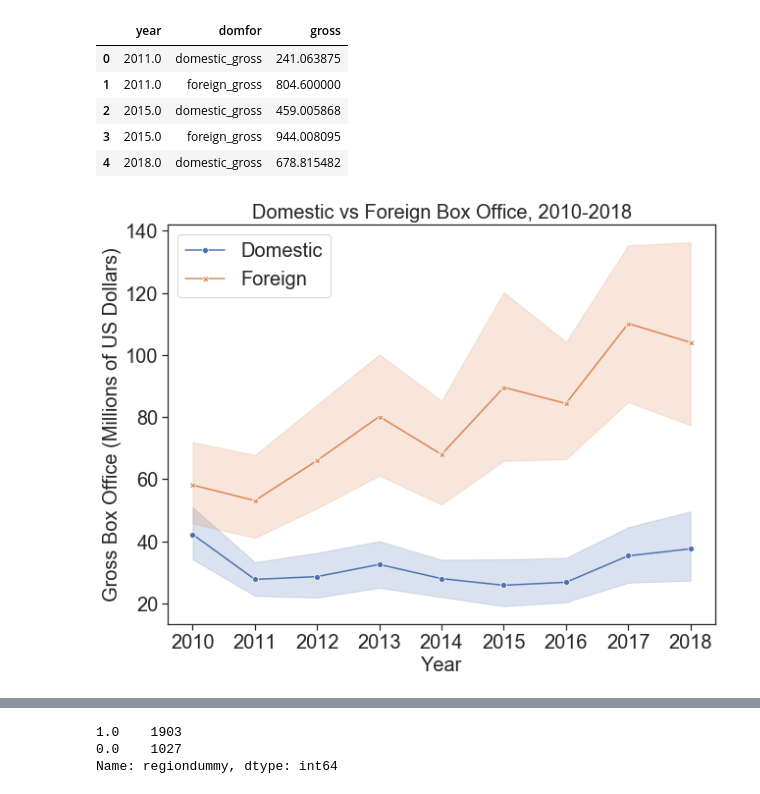
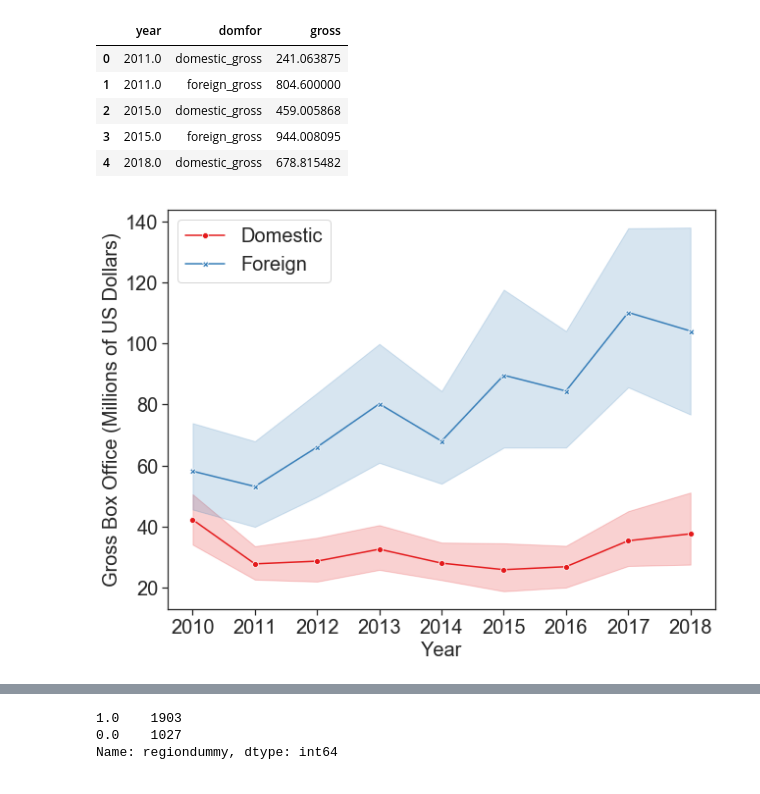
Before and after one commit to phoebetwong/dc_ds_06_03_19, a Jupyter notebook: module_1/week_3_project/data/mod1proj_datacleaning_pw_Monday.ipynb, the cells around one changed output, grey strips where cells are left out. Cells and saved outputs as stored; diff of their text form; code cells hidden in the pictures.

```diff
--- a/module_1/week_3_project/data/mod1proj_datacleaning_pw_Monday.ipynb
+++ b/module_1/week_3_project/data/mod1proj_datacleaning_pw_Monday.ipynb
@@ -1559,0 +1566,4 @@ imdb_all.loc[imdb_all['foreign_share']<=50, 'fsdummy'] = 0
+# %%
+imdb_all.loc[imdb_all['foreign_share']>50, 'fsldummy'] = 'Global'
+# %%
+imdb_all.loc[imdb_all['foreign_share']<=50, 'fsldummy'] = 'Domestic'
@@ -1563,0 +1590,4 @@ imdb_all.loc[imdb_all['region']<=10, 'regiondummy'] = 0
+# %%
+imdb_all.loc[imdb_all['year']>2014, 'yrldummy'] = '2015-2018'
+# %%
+imdb_all.loc[imdb_all['year']<=2014, 'yrldummy'] = '2010-2014'
@@ -1826,20 +1888,20 @@ tsps.head()
 # %%
 #import matplotlib.font_manager as font_manager
 
 plt.figure(figsize=(10,7.5))
 
-g1 = sns.lineplot(x="year", y="gross", hue="domfor", style="domfor", markers=True, dashes=False ,data=tsps)
+g1 = sns.lineplot(x="year", y="gross", hue="domfor", style="domfor", palette="Set1", markers=True, dashes=False ,data=tsps)
 plt.legend(loc='upper left', labels=['Domestic', 'Foreign'], prop={'size': 20})
-plt.title('Domestic vs Foreign Box Office, 2010-2018')
+#plt.title('Domestic vs Foreign Box Office, 2010-2018')
 plt.xlabel('Year')
 plt.ylabel('Gross Box Office (Millions of US Dollars)')
 #font_prop = font_manager.FontProperties(size=20)
 
 for item in ([g1.title, g1.xaxis.label, g1.yaxis.label] +
              g1.get_xticklabels() + g1.get_yticklabels()):
     item.set_fontsize(20)
 # plt.rc('legend', fontsize=20)
-plt.savefig("Graph1DomFor1018.jpg")
+plt.savefig("1_Graph1DomFor1018.jpg")
 plt.show(g1)
 # %% [output]
-[figure, old version]
+[figure, new version]
```
Also changed, not shown: parts of 34 cells of this notebook, 15 other files.
